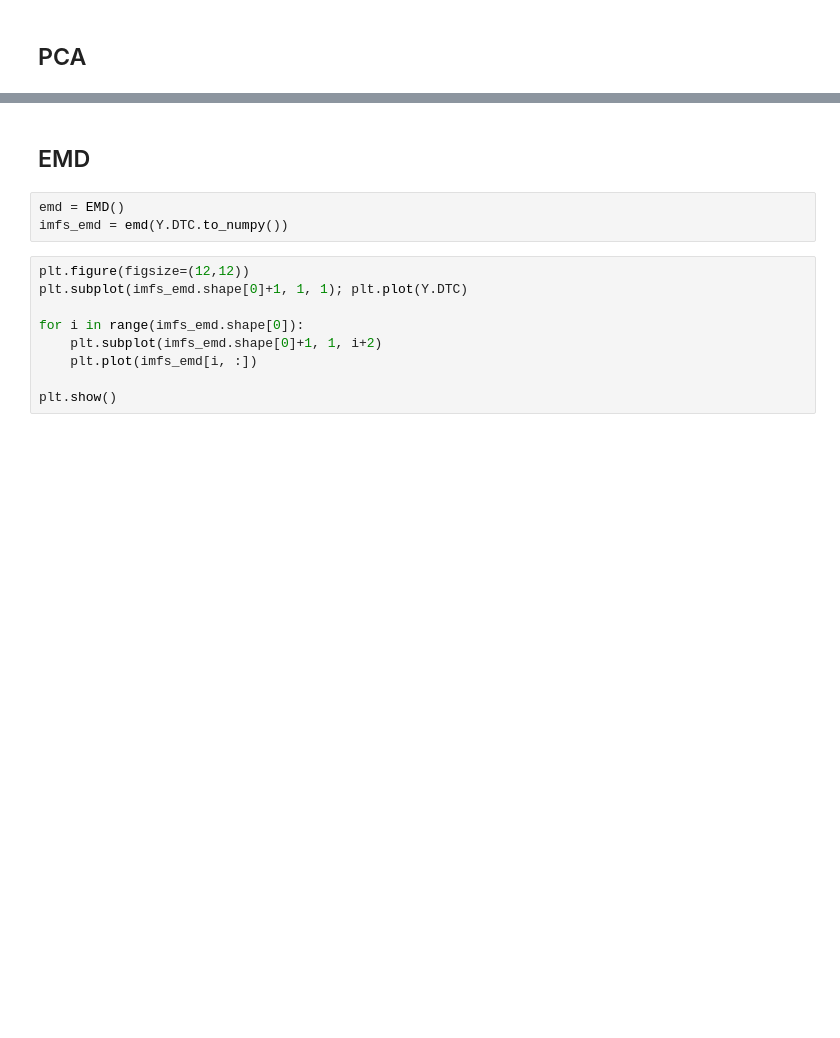
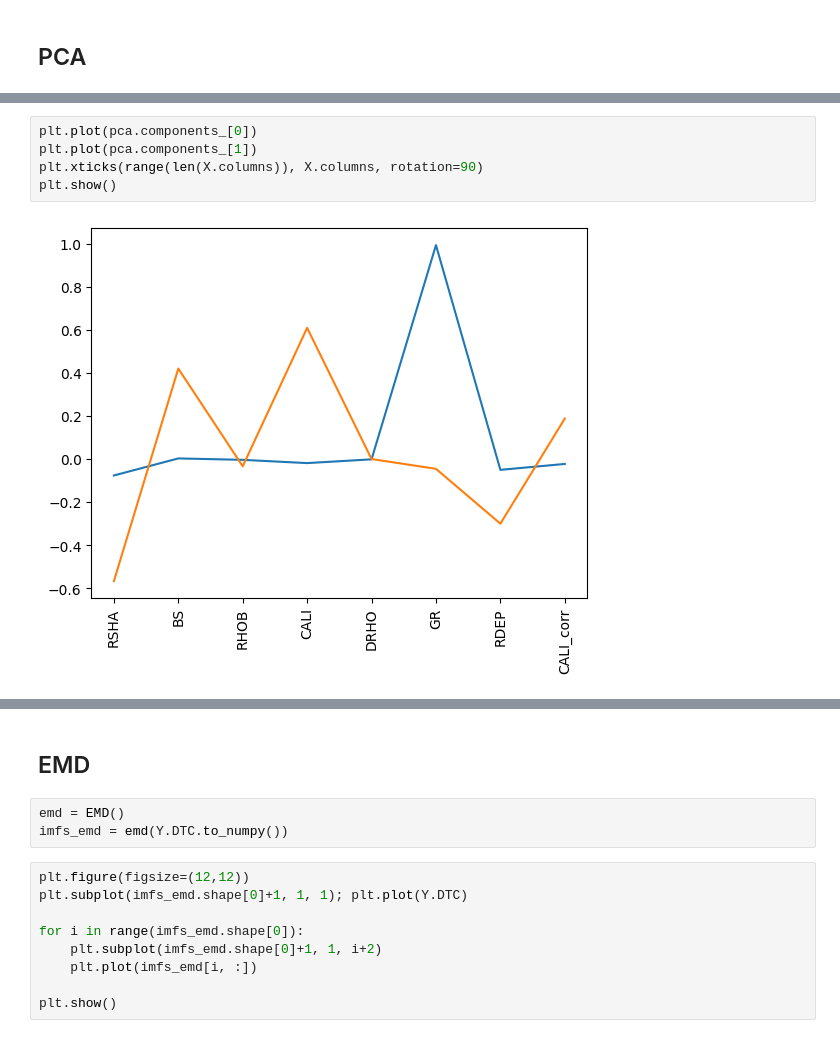
Before and after one commit to TheBjorn98/ham, a Jupyter notebook: Timeseries/sonic_log_reconstr.ipynb, the cells around one changed output, grey strips where cells are left out. Drawn from its saved outputs; the diff is of its cells as text; blank space fills up the shorter version.

```diff
--- a/Timeseries/sonic_log_reconstr.ipynb
+++ b/Timeseries/sonic_log_reconstr.ipynb
@@ -47,3 +111,10 @@ plt.show()
+# %%
+plt.plot(pca.components_[0])
+plt.plot(pca.components_[1])
+plt.xticks(range(len(X.columns)), X.columns, rotation=90)
+plt.show()
+# %% [output]
+[figure, added]
 # %%
 #split the data into training and testing sets
 from sklearn.model_selection import train_test_split
```
Also changed, not shown: parts of 76 cells of this notebook, 1 other file.
